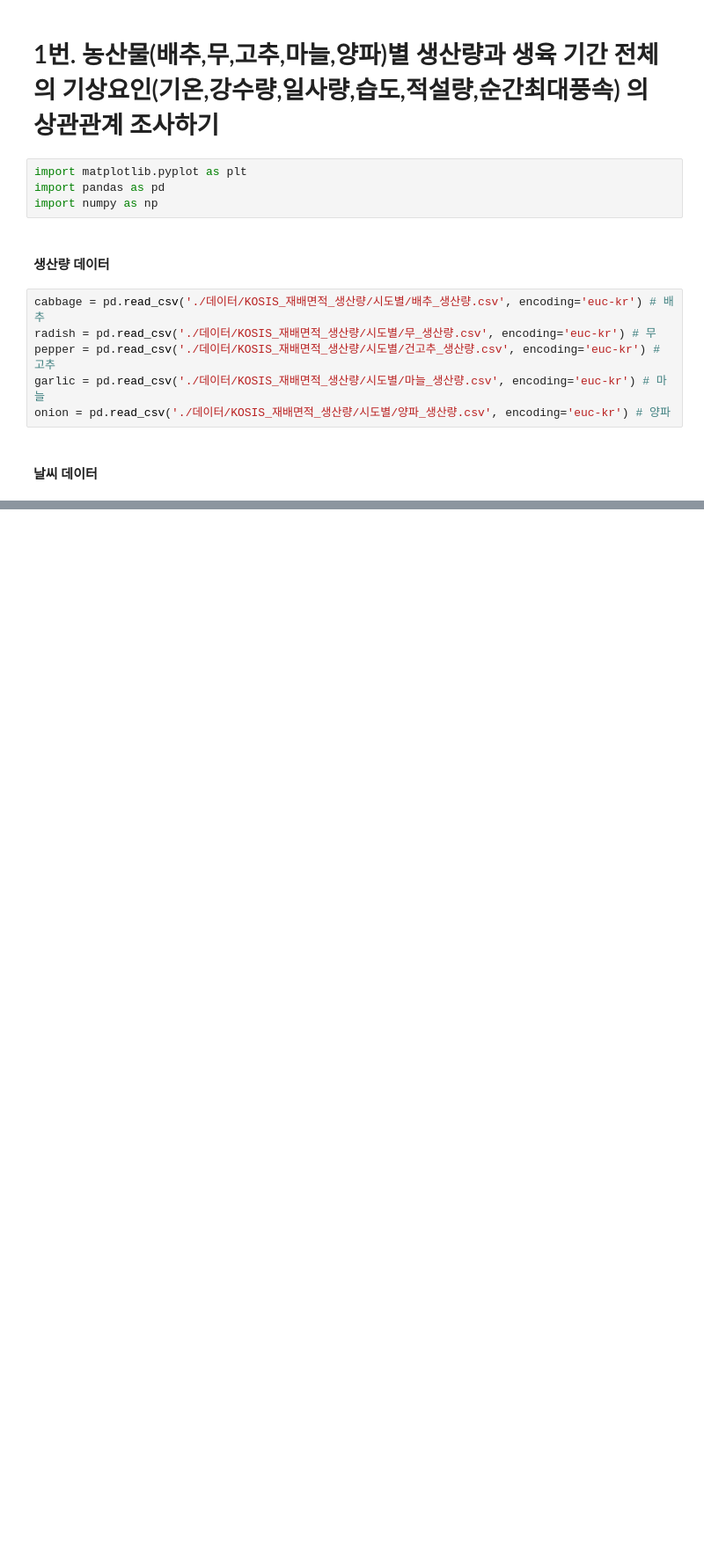
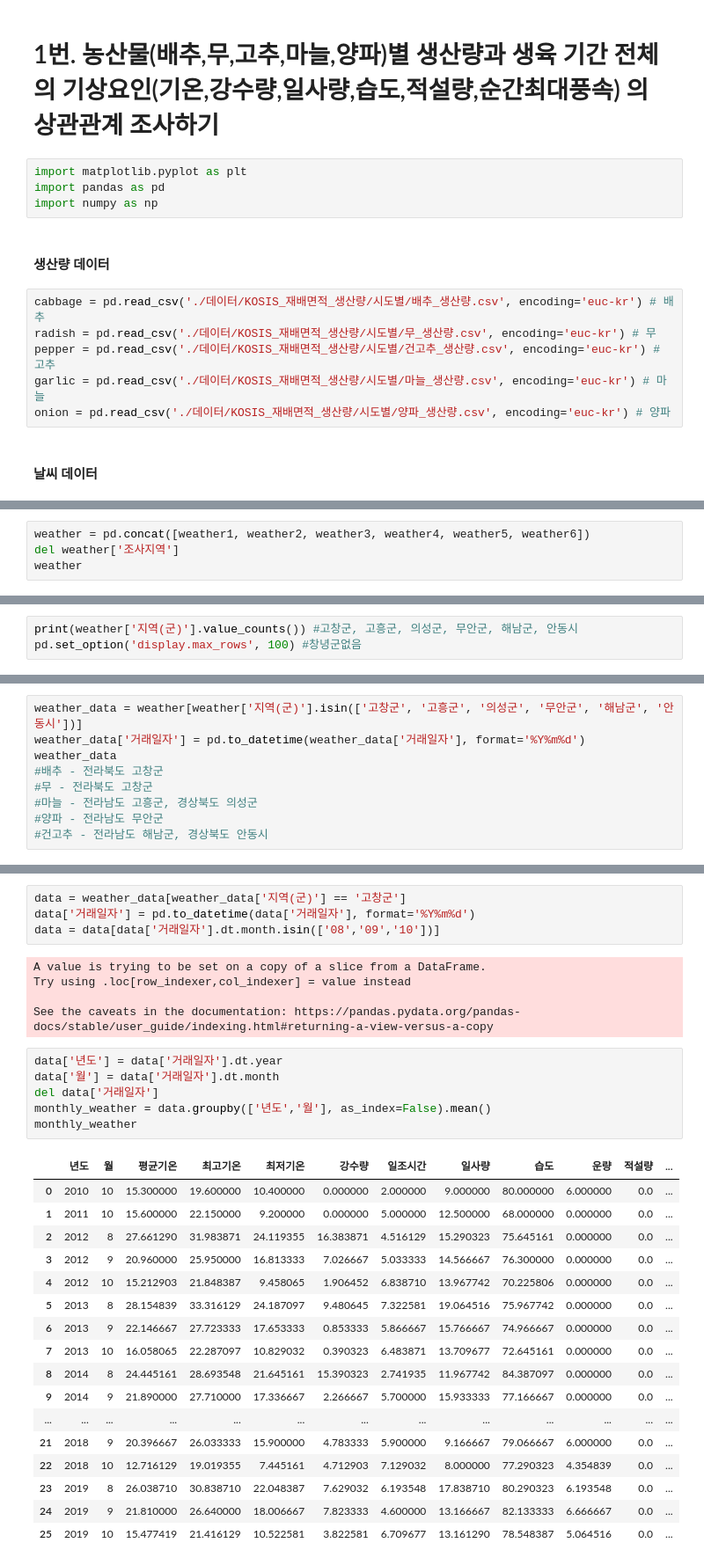
Before and after one commit to Ksejin/MJ_Capstone, a Jupyter notebook: analysis/1_1.ipynb, the cells around one changed output, grey strips where cells are left out. Shown at 88% size. Saved outputs shown, nothing was run; the diff lists cells and outputs as text; blank space fills up the shorter version.

```diff
--- a/analysis/1_1.ipynb
+++ b/analysis/1_1.ipynb
@@ -33,0 +25,4 @@ weather = pd.read_csv('./데이터/weather.csv', encoding='euc-kr')
+# %%
+weather = pd.concat([weather1, weather2, weather3, weather4, weather5, weather6])
+del weather['조사지역']
+weather
@@ -33,0 +43,3 @@ weather = pd.read_csv('./데이터/weather.csv', encoding='euc-kr')
+# %%
+print(weather['지역(군)'].value_counts()) #고창군, 고흥군, 의성군, 무안군, 해남군, 안동시
+pd.set_option('display.max_rows', 100) #창녕군없음
@@ -33,0 +59,9 @@ weather = pd.read_csv('./데이터/weather.csv', encoding='euc-kr')
+# %%
+weather_data = weather[weather['지역(군)'].isin(['고창군', '고흥군', '의성군', '무안군', '해남군', '안동시'])]
+weather_data['거래일자'] = pd.to_datetime(weather_data['거래일자'], format='%Y%m%d')
+weather_data
+#배추 - 전라북도 고창군
+#무 - 전라북도 고창군
+#마늘 - 전라남도 고흥군, 경상북도 의성군
+#양파 - 전라남도 무안군
+#건고추 - 전라남도 해남군, 경상북도 안동시
@@ -122,0 +90,33 @@ onion_data
+# %%
+data = weather_data[weather_data['지역(군)'] == '고창군']
+data['거래일자'] = pd.to_datetime(data['거래일자'], format='%Y%m%d')
+data = data[data['거래일자'].dt.month.isin(['08','09','10'])]
+# %% [output]
+A value is trying to be set on a copy of a slice from a DataFrame.
+Try using .loc[row_indexer,col_indexer] = value instead
+
+See the caveats in the documentation: https://pandas.pydata.org/pandas-docs/stable/user_guide/indexing.html#returning-a-view-versus-a-copy
+# %%
+data['년도'] = data['거래일자'].dt.year
+data['월'] = data['거래일자'].dt.month
+del data['거래일자']
+monthly_weather = data.groupby(['년도','월'], as_index=False).mean()
+monthly_weather
+# %% [output]
+|  | 년도 | 월 | 평균기온 | 최고기온 | 최저기온 | 강수량 | 일조시간 | 일사량 | 습도 | 운량 | 적설량 | ... |
+| 0 | 2010 | 10 | 15.300000 | 19.600000 | 10.400000 | 0.000000 | 2.000000 | 9.000000 | 80.000000 | 6.000000 | 0.0 | ... |
+| 1 | 2011 | 10 | 15.600000 | 22.150000 | 9.200000 | 0.000000 | 5.000000 | 12.500000 | 68.000000 | 0.000000 | 0.0 | ... |
+| 2 | 2012 | 8 | 27.661290 | 31.983871 | 24.119355 | 16.383871 | 4.516129 | 15.290323 | 75.645161 | 0.000000 | 0.0 | ... |
+| 3 | 2012 | 9 | 20.960000 | 25.950000 | 16.813333 | 7.026667 | 5.033333 | 14.566667 | 76.300000 | 0.000000 | 0.0 | ... |
+| 4 | 2012 | 10 | 15.212903 | 21.848387 | 9.458065 | 1.906452 | 6.838710 | 13.967742 | 70.225806 | 0.000000 | 0.0 | ... |
+| 5 | 2013 | 8 | 28.154839 | 33.316129 | 24.187097 | 9.480645 | 7.322581 | 19.064516 | 75.967742 | 0.000000 | 0.0 | ... |
+| 6 | 2013 | 9 | 22.146667 | 27.723333 | 17.653333 | 0.853333 | 5.866667 | 15.766667 | 74.966667 | 0.000000 | 0.0 | ... |
+| 7 | 2013 | 10 | 16.058065 | 22.287097 | 10.829032 | 0.390323 | 6.483871 | 13.709677 | 72.645161 | 0.000000 | 0.0 | ... |
+| 8 | 2014 | 8 | 24.445161 | 28.693548 | 21.645161 | 15.390323 | 2.741935 | 11.967742 | 84.387097 | 0.000000 | 0.0 | ... |
+| 9 | 2014 | 9 | 21.890000 | 27.710000 | 17.336667 | 2.266667 | 5.700000 | 15.933333 | 77.166667 | 0.000000 | 0.0 | ... |
+| ... | ... | ... | ... | ... | ... | ... | ... | ... | ... | ... | ... | ... |
+| 21 | 2018 | 9 | 20.396667 | 26.033333 | 15.900000 | 4.783333 | 5.900000 | 9.166667 | 79.066667 | 6.000000 | 0.0 | ... |
+| 22 | 2018 | 10 | 12.716129 | 19.019355 | 7.445161 | 4.712903 | 7.129032 | 8.000000 | 77.290323 | 4.354839 | 0.0 | ... |
+| 23 | 2019 | 8 | 26.038710 | 30.838710 | 22.048387 | 7.629032 | 6.193548 | 17.838710 | 80.290323 | 6.193548 | 0.0 | ... |
+| 24 | 2019 | 9 | 21.810000 | 26.640000 | 18.006667 | 7.823333 | 4.600000 | 13.166667 | 82.133333 | 6.666667 | 0.0 | ... |
+| 25 | 2019 | 10 | 15.477419 | 21.416129 | 10.522581 | 3.822581 | 6.709677 | 13.161290 | 78.548387 | 5.064516 | 0.0 | ... |
```
Also changed, not shown: parts of 18 cells of this notebook.
